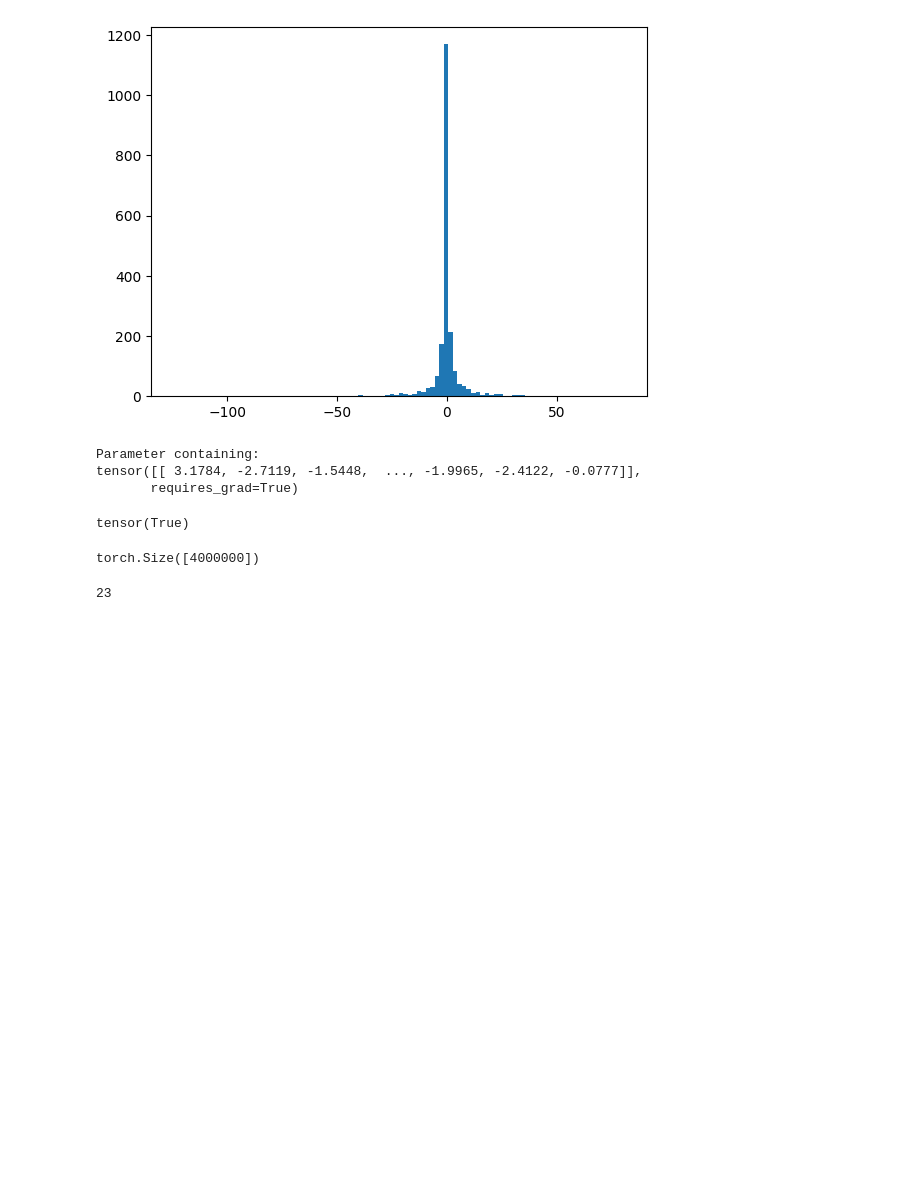
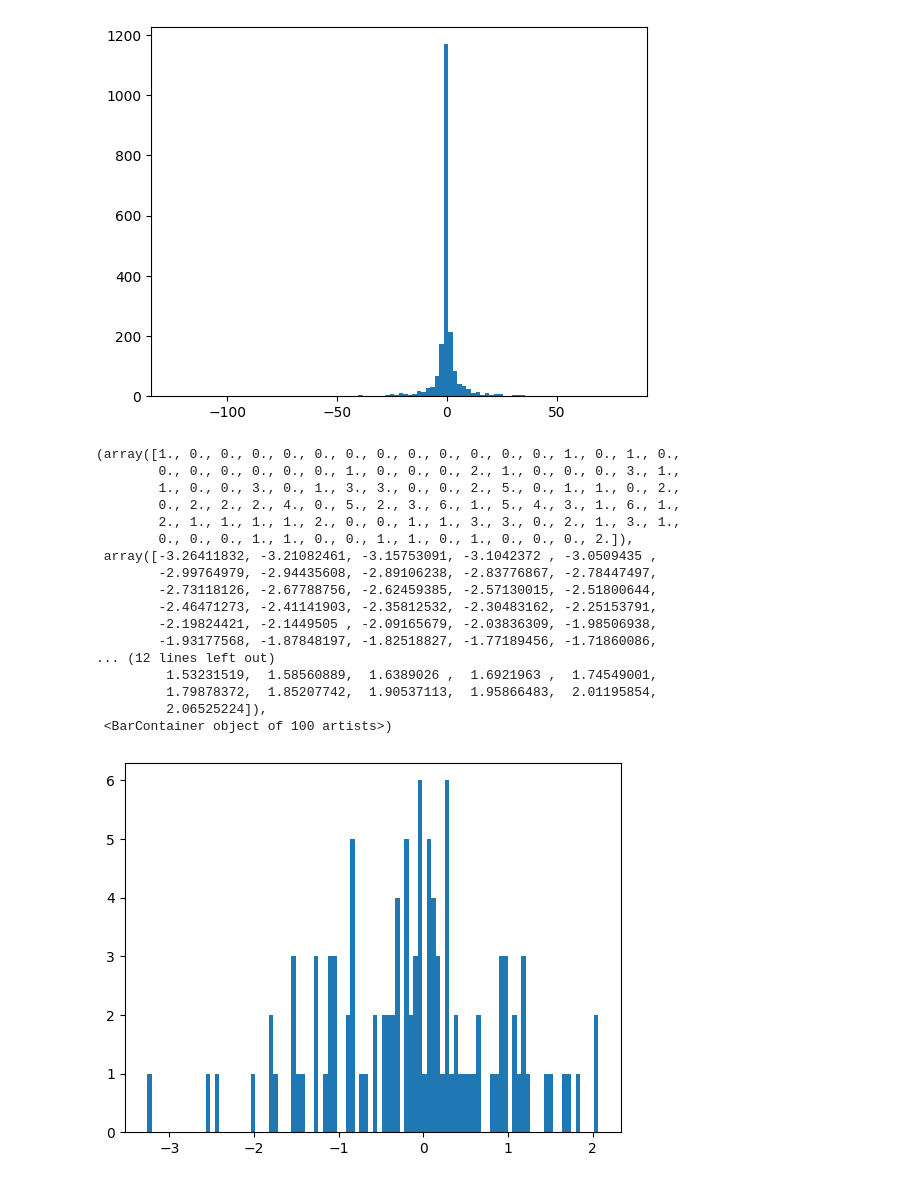
Before and after one commit to pinakm9/DeepRFM, a Jupyter notebook: notebooks/test.ipynb, the cells around one changed output. Saved outputs shown, nothing was run; the diff lists cells and outputs as text; code cells hidden in the pictures; blank space fills up the shorter version.

```diff
--- a/notebooks/test.ipynb
+++ b/notebooks/test.ipynb
@@ -186,22 +119,27 @@ plt.hist(batch.drf.net.outer[0].weight.detach(), bins=100)
           80.87333907]),
  <BarContainer object of 100 artists>)
 [figure]
-# %%
-batch.drf.net.outer[0].weight
-# %% [output]
-Parameter containing:
-tensor([[ 3.1784, -2.7119, -1.5448,  ..., -1.9965, -2.4122, -0.0777]],
-       requires_grad=True)
-# %%
-Uo.mean() == Uo.flatten().mean()
-# %% [output]
-tensor(True)
-# %%
-Uo.flatten().shape
-# %% [output]
-torch.Size([4000000])
-# %%
-f = lambda G, I : (2*I+1)*G
-f(1, 11)
-# %% [output]
-23
+# %%
+a = np.random.normal(size=100) * 1e-5
+b = np.random.normal(size=10)
+c = np.hstack((a, b))
+plt.hist(c+np.random.normal(size=len(c)), bins=100)
+# %% [output]
+(array([1., 0., 0., 0., 0., 0., 0., 0., 0., 0., 0., 0., 0., 1., 0., 1., 0.,
+        0., 0., 0., 0., 0., 0., 1., 0., 0., 0., 2., 1., 0., 0., 0., 3., 1.,
+        1., 0., 0., 3., 0., 1., 3., 3., 0., 0., 2., 5., 0., 1., 1., 0., 2.,
+        0., 2., 2., 2., 4., 0., 5., 2., 3., 6., 1., 5., 4., 3., 1., 6., 1.,
+        2., 1., 1., 1., 1., 2., 0., 0., 1., 1., 3., 3., 0., 2., 1., 3., 1.,
+        0., 0., 0., 1., 1., 0., 0., 1., 1., 0., 1., 0., 0., 0., 2.]),
+ array([-3.26411832, -3.21082461, -3.15753091, -3.1042372 , -3.0509435 ,
+        -2.99764979, -2.94435608, -2.89106238, -2.83776867, -2.78447497,
+        -2.73118126, -2.67788756, -2.62459385, -2.57130015, -2.51800644,
+        -2.46471273, -2.41141903, -2.35812532, -2.30483162, -2.25153791,
+        -2.19824421, -2.1449505 , -2.09165679, -2.03836309, -1.98506938,
+        -1.93177568, -1.87848197, -1.82518827, -1.77189456, -1.71860086,
+... (12 lines left out)
+         1.53231519,  1.58560889,  1.6389026 ,  1.6921963 ,  1.74549001,
+         1.79878372,  1.85207742,  1.90537113,  1.95866483,  2.01195854,
+         2.06525224]),
+ <BarContainer object of 100 artists>)
+[figure, added]
```
Also changed, not shown: parts of 33 cells of this notebook, 6 other files.
